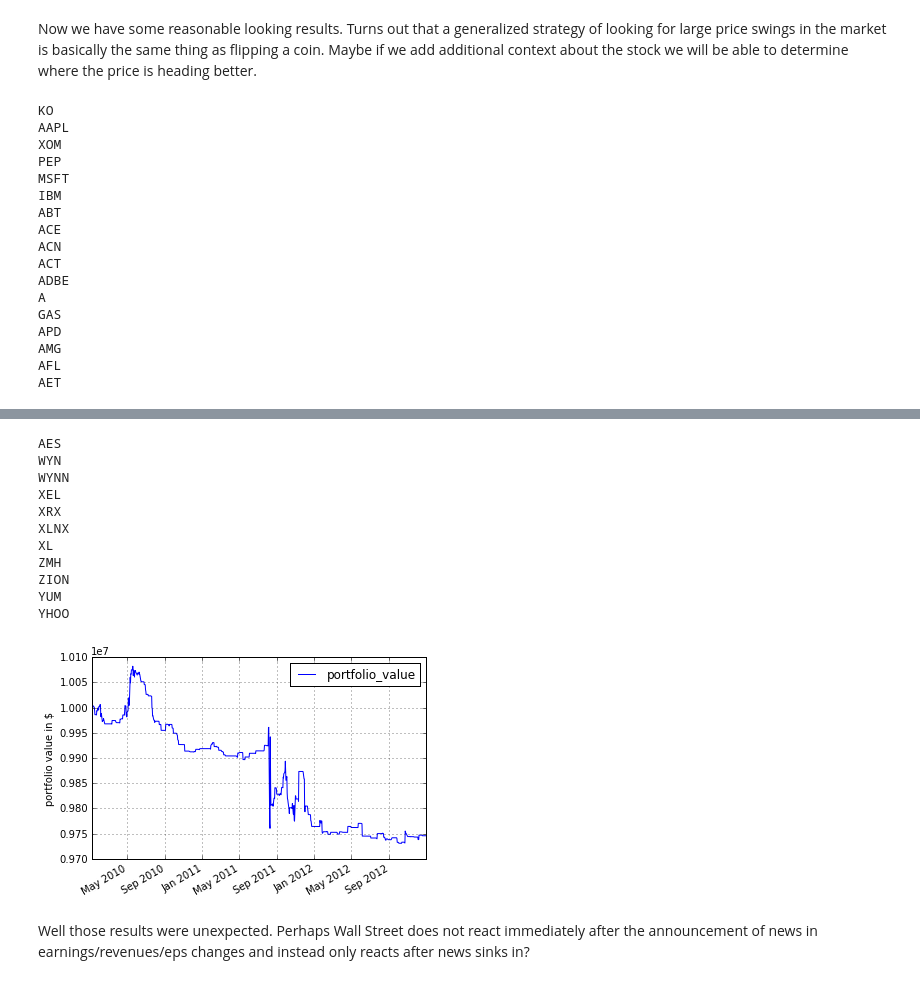
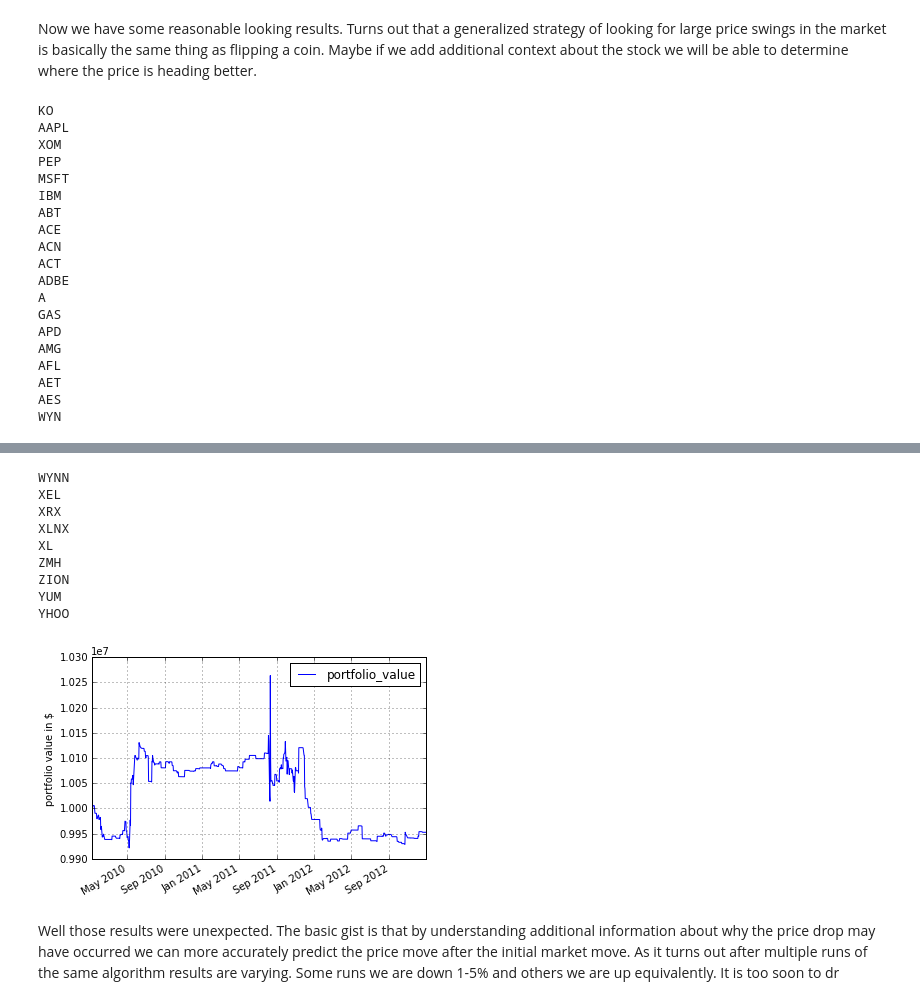
Before and after one commit to hahnicity/pytrader, a Jupyter notebook: pytrader/notebooks/large_move_diff.ipynb, the cells around one changed output, grey strips where cells are left out. Saved outputs shown, nothing was run; the diff lists cells and outputs as text; code cells hidden in the pictures.

Commit message:
Finalize large_move_diff algorithm. We're probably not going to get any more useful information out of it

```diff
--- a/pytrader/notebooks/large_move_diff.ipynb
+++ b/pytrader/notebooks/large_move_diff.ipynb
@@ -245,7 +245,6 @@ YHOO
 Now we have some reasonable looking results. Turns out that a generalized strategy of looking for large price swings in the market is basically the same thing as flipping a coin. Maybe if we add additional context about the stock we will be able to determine where the price is heading better.
 # %%
 %%zipline --start 2010-01-01 --symbols KO,AAPL,XOM,PEP,MSFT,IBM,ABT,ACE,ACN,ACT,ADBE,A,GAS,APD,AMG,AFL,AET,AES,WYN,WYNN,XEL,XRX,XLNX,XL,ZMH,ZION,YUM,YHOO
-
 from collections import namedtuple
 from getpass import getpass
 
@@ -355,9 +354,12 @@ def handle_terminations(context):
     idx_to_remove = []
     for idx, position in enumerate(context.to_terminate):
         ticker = position[0]
-        # This isn't generic but oh well for now
-        order_target(ticker, 0)
-        idx_to_remove.append(idx)
+        countdown = position[1] - 1
+        if countdown == 0:
+            order_target(ticker, 0)
+            idx_to_remove.append(idx)
+        else:
+            context.to_terminate[idx] = (ticker, countdown)
     context.to_terminate = [
         data for idx, data in enumerate(context.to_terminate) if idx not in idx_to_remove
     ]
@@ -378,8 +380,7 @@ def handle_data(context, data):
                 get_x_point(context, data, stock_tuple.ticker, stock_tuple.move_return)
             )
             order_percent(stock_tuple.ticker, {1: 1, 0: -1}[int(prediction)] * (1.0 / len(data)))
-            # This isn't correct but oh well for now
-            context.to_terminate.append((stock_tuple.ticker, {1: 1, 0: -1}[int(prediction)]))
+            context.to_terminate.append((stock_tuple.ticker, context.number_days_after))
 
 
 def analyze(context, perf):
@@ -405,3 +406,5 @@ APD
 AMG
 AFL
 AET
+AES
+WYN
@@ -411,14 +414,12 @@ AET
-AES
-WYN
 WYNN
 XEL
 XRX
 XLNX
 XL
 ZMH
 ZION
 YUM
 YHOO
-[figure, old version]
+[figure, new version]
-# %% [markdown]
-Well those results were unexpected. Perhaps Wall Street does not react immediately after the announcement of news in earnings/revenues/eps changes and instead only reacts after news sinks in?
+# %% [markdown]
+Well those results were unexpected. The basic gist is that by understanding additional information about why the price drop may have occurred we can more accurately predict the price move after the initial market move. As it turns out after multiple runs of the same algorithm results are varying. Some runs we are down 1-5% and others we are up equivalently. It is too soon to dr
```
Also changed, not shown: parts of 2 cells of this notebook, 1 other file.
